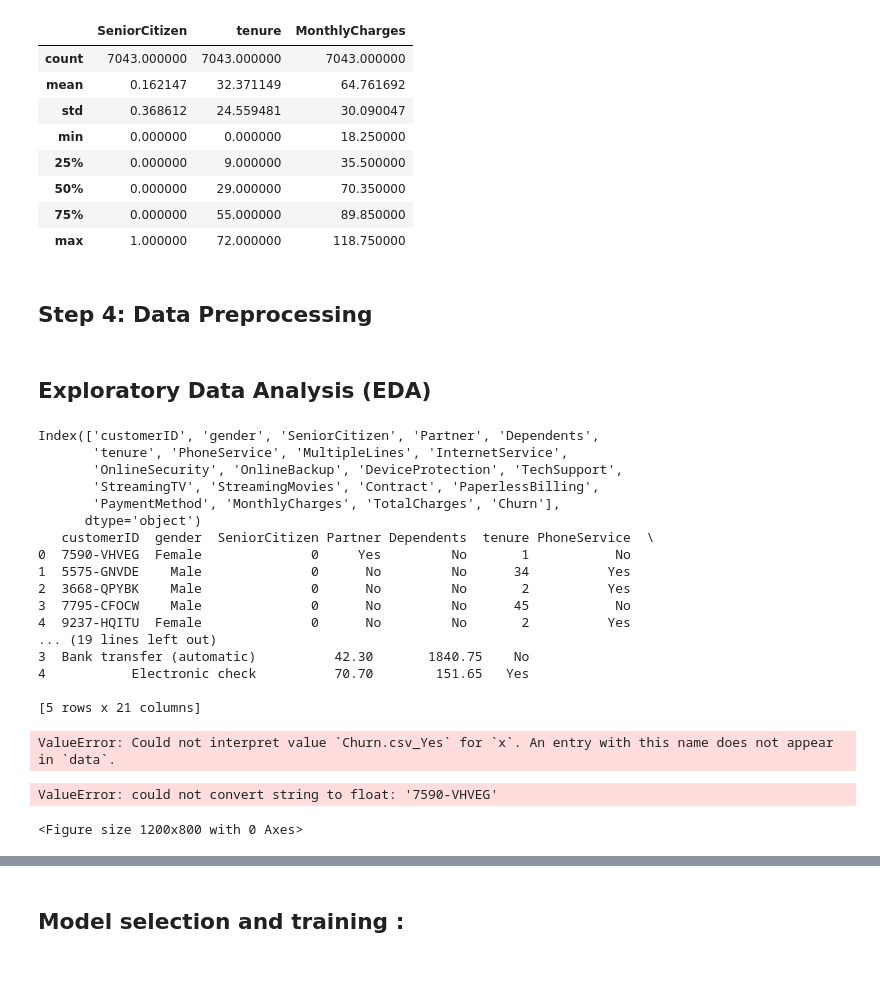
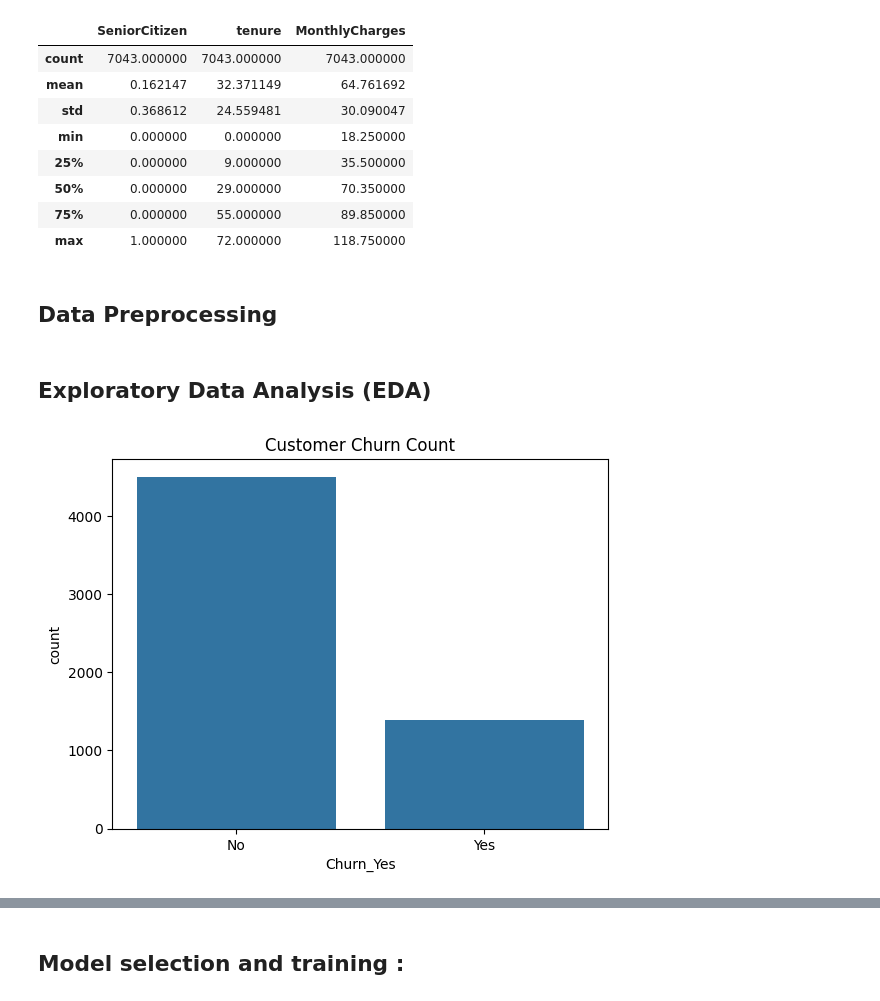
Before and after one commit to khadijah-DEV/next-ecommerce, a Jupyter notebook: Module_6_summative_assesment.ipynb, the cells around one changed output, grey strips where cells are left out. Saved outputs shown, nothing was run; the diff lists cells and outputs as text; code cells hidden in the pictures; blank space fills up the shorter version.

```diff
--- a/Module_6_summative_assesment.ipynb
+++ b/Module_6_summative_assesment.ipynb
@@ -32,5 +51,5 @@ Saving churn.csv.csv to churn.csv (5).csv
 # %%
-df = pd.read_csv("churn.csv.csv")
+df = pd.read_csv("churn.csv")
 # %%
 df.info()  # Check for missing values and data types
 df.head()  # Preview first 5 rows
@@ -63,4 +82,23 @@ memory usage: 1.1+ MB
 | 75% | 0.000000 | 55.000000 | 89.850000 |
 | max | 1.000000 | 72.000000 | 118.750000 |
 # %% [markdown]
-## Step 4: Data Preprocessing
+##  Data Preprocessing
+# %%
+# Fill missing values for numerical columns with their mean
+df.fillna(df.select_dtypes(include=['number']).mean(), inplace=True)
+
+# Drop rows with missing categorical values
+df.dropna(inplace=True)
+# %%
+df = pd.get_dummies(df, drop_first=True)  # One-hot encoding
+# %%
+# Select only numeric columns for IQR calculation
+numeric_cols = df.select_dtypes(include=['number']).columns
+
+# Calculate Q1, Q3, and IQR for numeric columns
+Q1 = df[numeric_cols].quantile(0.25)
+Q3 = df[numeric_cols].quantile(0.75)
+IQR = Q3 - Q1
+
+# Apply IQR filtering only to numeric columns
+df = df[~((df[numeric_cols] < (Q1 - 1.5 * IQR)) | (df[numeric_cols] > (Q3 + 1.5 * IQR))).any(axis=1)]
@@ -67,38 +109,2 @@ memory usage: 1.1+ MB
 # %% [markdown]
 ## Exploratory Data Analysis (EDA)
-# %%
-# Check the column names to ensure 'Churn_Yes' exists
-print(df.columns)
-
-# Check the first few rows to inspect the data
-print(df.head())
-
-# Plot the countplot for 'Churn_Yes' column
-sns.countplot(data=df, x='Churn.csv_Yes')
-plt.show()
-# %% [output]
-Index(['customerID', 'gender', 'SeniorCitizen', 'Partner', 'Dependents',
-       'tenure', 'PhoneService', 'MultipleLines', 'InternetService',
-       'OnlineSecurity', 'OnlineBackup', 'DeviceProtection', 'TechSupport',
-       'StreamingTV', 'StreamingMovies', 'Contract', 'PaperlessBilling',
-       'PaymentMethod', 'MonthlyCharges', 'TotalCharges', 'Churn'],
-      dtype='object')
-   customerID  gender  SeniorCitizen Partner Dependents  tenure PhoneService  \
-0  7590-VHVEG  Female              0     Yes         No       1           No
-1  5575-GNVDE    Male              0      No         No      34          Yes
-2  3668-QPYBK    Male              0      No         No       2          Yes
-3  7795-CFOCW    Male              0      No         No      45           No
-4  9237-HQITU  Female              0      No         No       2          Yes
-... (19 lines left out)
-3  Bank transfer (automatic)          42.30       1840.75    No
-4           Electronic check          70.70        151.65   Yes
-
-[5 rows x 21 columns]
-ValueError: Could not interpret value `Churn.csv_Yes` for `x`. An entry with this name does not appear in `data`.
-# %%
-plt.figure(figsize=(12,8))
-sns.heatmap(df.corr(), annot=True, cmap='coolwarm')
-plt.show()
-# %% [output]
-ValueError: could not convert string to float: '7590-VHVEG'
-<Figure size 1200x800 with 0 Axes>
@@ -107,0 +111,14 @@ plt.show()
+# %%
+import seaborn as sns
+import matplotlib.pyplot as plt
+
+# If 'Churn_Yes' exists, use it for visualization
+if 'Churn_Yes' in df.columns:
+    sns.countplot(data=df, x='Churn_Yes')
+    plt.xticks(ticks=[0, 1], labels=['No', 'Yes'])  # Convert 0/1 to 'No'/'Yes'
+    plt.title("Customer Churn Count")
+    plt.show()
+else:
+    print("Column 'Churn_Yes' not found in the dataframe.")
+# %% [output]
+[figure, added]
```
Also changed, not shown: parts of 33 cells of this notebook.
